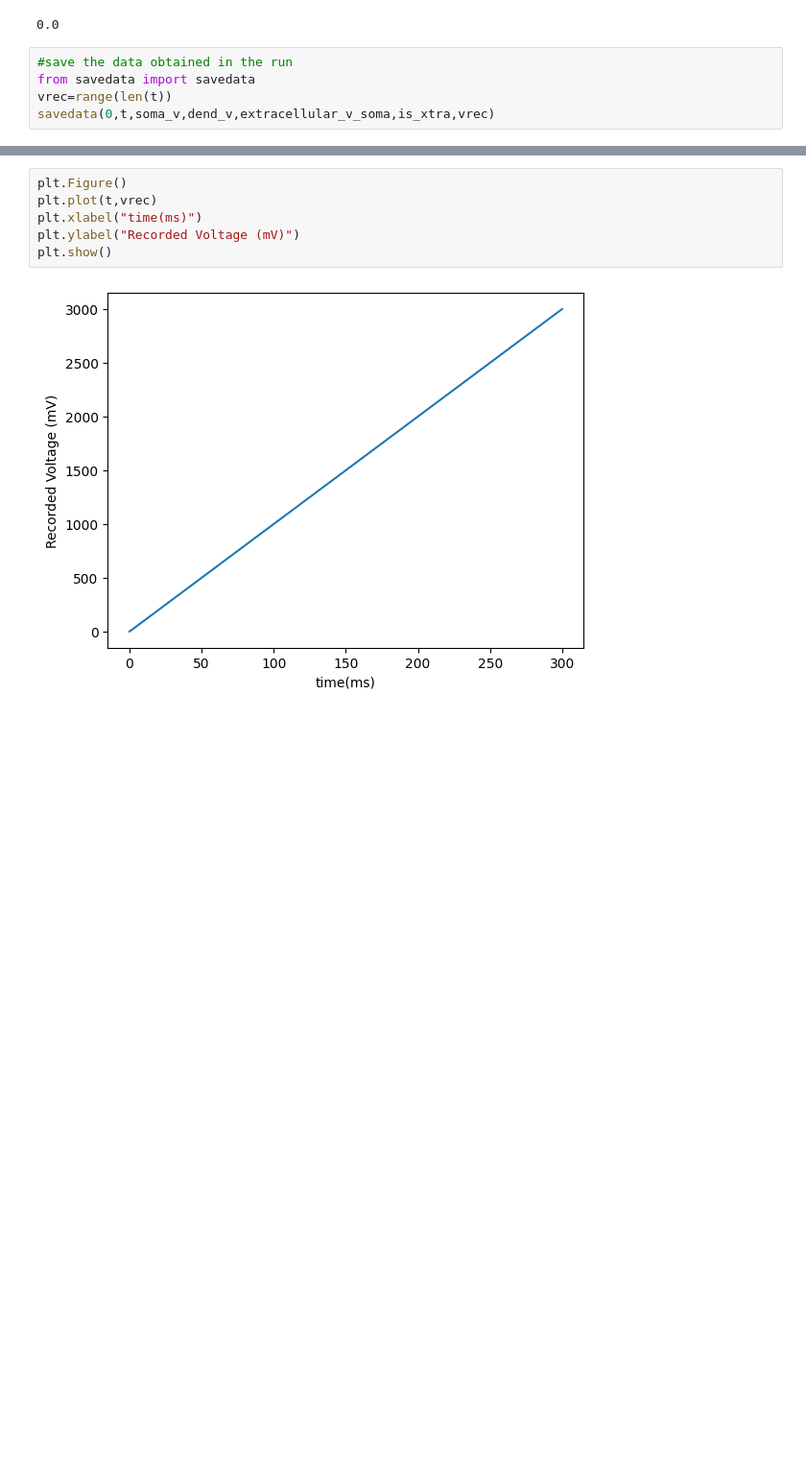
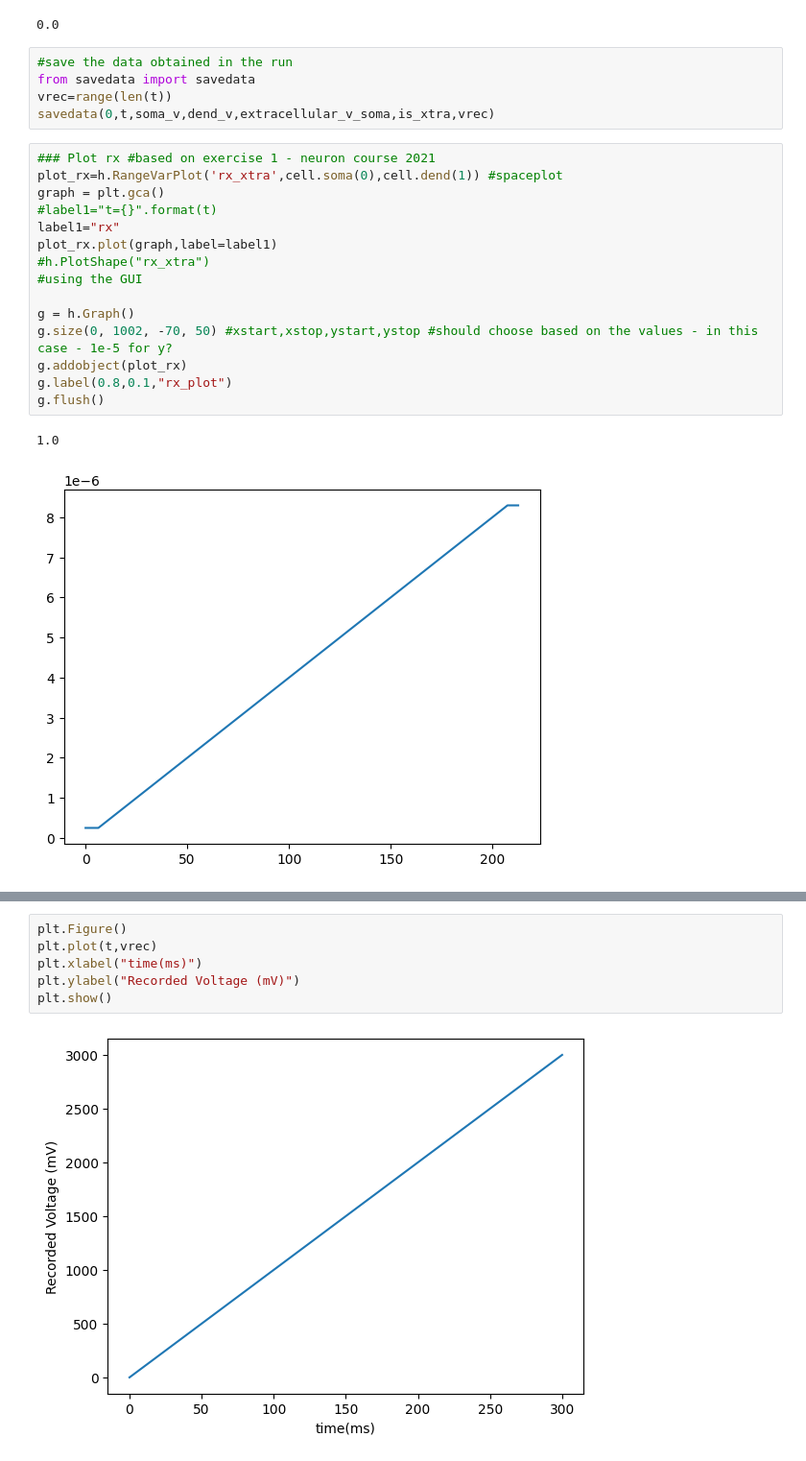
Before and after one commit to pedrofurrix/NEURON_simple_ec_script, a Jupyter notebook: main.ipynb, the cells around one changed output, grey strips where cells are left out. Shown: that part at 96% size. Cells and saved outputs as stored; diff of their text form; blank space fills up the shorter version.

```diff
--- a/main.ipynb
+++ b/main.ipynb
@@ -174,6 +160,24 @@ h.continuerun(simtime)
 from savedata import savedata
 vrec=range(len(t))
 savedata(0,t,soma_v,dend_v,extracellular_v_soma,is_xtra,vrec)
+# %%
+### Plot rx #based on exercise 1 - neuron course 2021
+plot_rx=h.RangeVarPlot('rx_xtra',cell.soma(0),cell.dend(1)) #spaceplot
+graph = plt.gca()
+#label1="t={}".format(t)
+label1="rx"
+plot_rx.plot(graph,label=label1)
+#h.PlotShape("rx_xtra")
+#using the GUI
+
+g = h.Graph()
+g.size(0, 1002, -70, 50) #xstart,xstop,ystart,ystop #should choose based on the values - in this case - 1e-5 for y?
+g.addobject(plot_rx)
+g.label(0.8,0.1,"rx_plot")
+g.flush()
+# %% [output]
+1.0
+[figure, added]
 # %%
 #plot extracellular voltage over time
 #potential at the external surface of the soma
```
Also changed, not shown: parts of 9 cells of this notebook, 2 other files.
